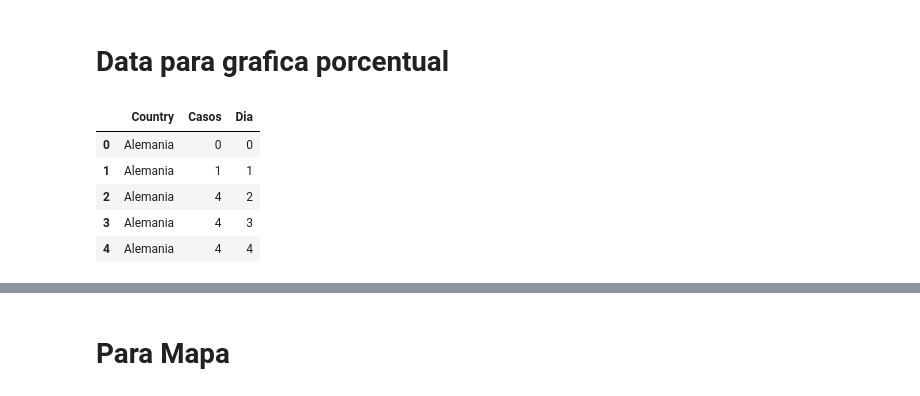
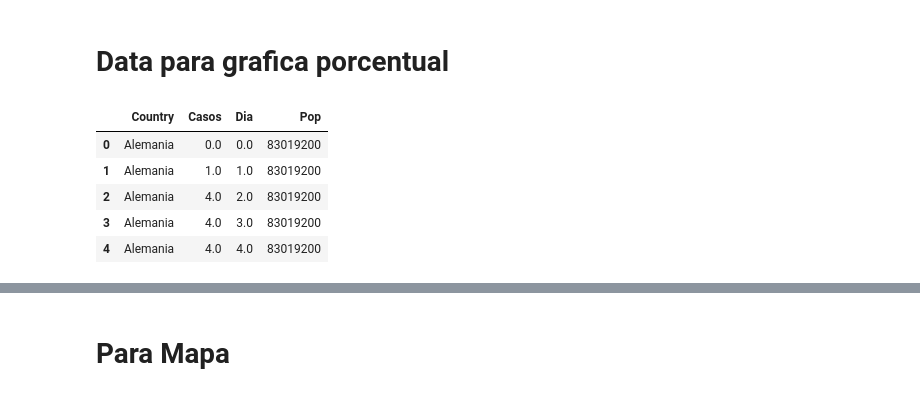
Before and after one commit to oecg/COVID_19_PP, a Jupyter notebook: Corona.ipynb, the cells around one changed output, grey strips where cells are left out. Saved outputs shown, nothing was run; the diff lists cells and outputs as text; code cells hidden in the pictures.

```diff
--- a/Corona.ipynb
+++ b/Corona.ipynb
@@ -270,3 +220,18 @@ for i in lit_x2:
 bel.to_csv('data2.csv', index = False, encoding = "UTF-8")
 # %% [markdown]
 # Data para grafica porcentual
+# %%
+df = pd.read_csv('data2.csv', sep = ',', header = 0)
+poblacion = pd.read_csv('poblacion.csv', sep = ',', header = 0)
+# %%
+data3 = pd.merge(df,
+                 poblacion,
+                 on = 'Country')
+data3.head()
+# %% [output]
+|  | Country | Casos | Dia | Pop |
+| 0 | Alemania | 0.0 | 0.0 | 83019200 |
+| 1 | Alemania | 1.0 | 1.0 | 83019200 |
+| 2 | Alemania | 4.0 | 2.0 | 83019200 |
+| 3 | Alemania | 4.0 | 3.0 | 83019200 |
+| 4 | Alemania | 4.0 | 4.0 | 83019200 |
@@ -273,10 +240,2 @@ bel.to_csv('data2.csv', index = False, encoding = "UTF-8")
 # %%
-df = pd.read_csv('data2.csv', sep = ',', header = 0)
-df.head()
+data3 = pd.read_csv('data3.csv', sep = ',', header = 0)
-# %% [output]
-|  | Country | Casos | Dia |
-| 0 | Alemania | 0 | 0 |
-| 1 | Alemania | 1 | 1 |
-| 2 | Alemania | 4 | 2 |
-| 3 | Alemania | 4 | 3 |
-| 4 | Alemania | 4 | 4 |
```
Also changed, not shown: parts of 50 cells of this notebook, 1 other file.
